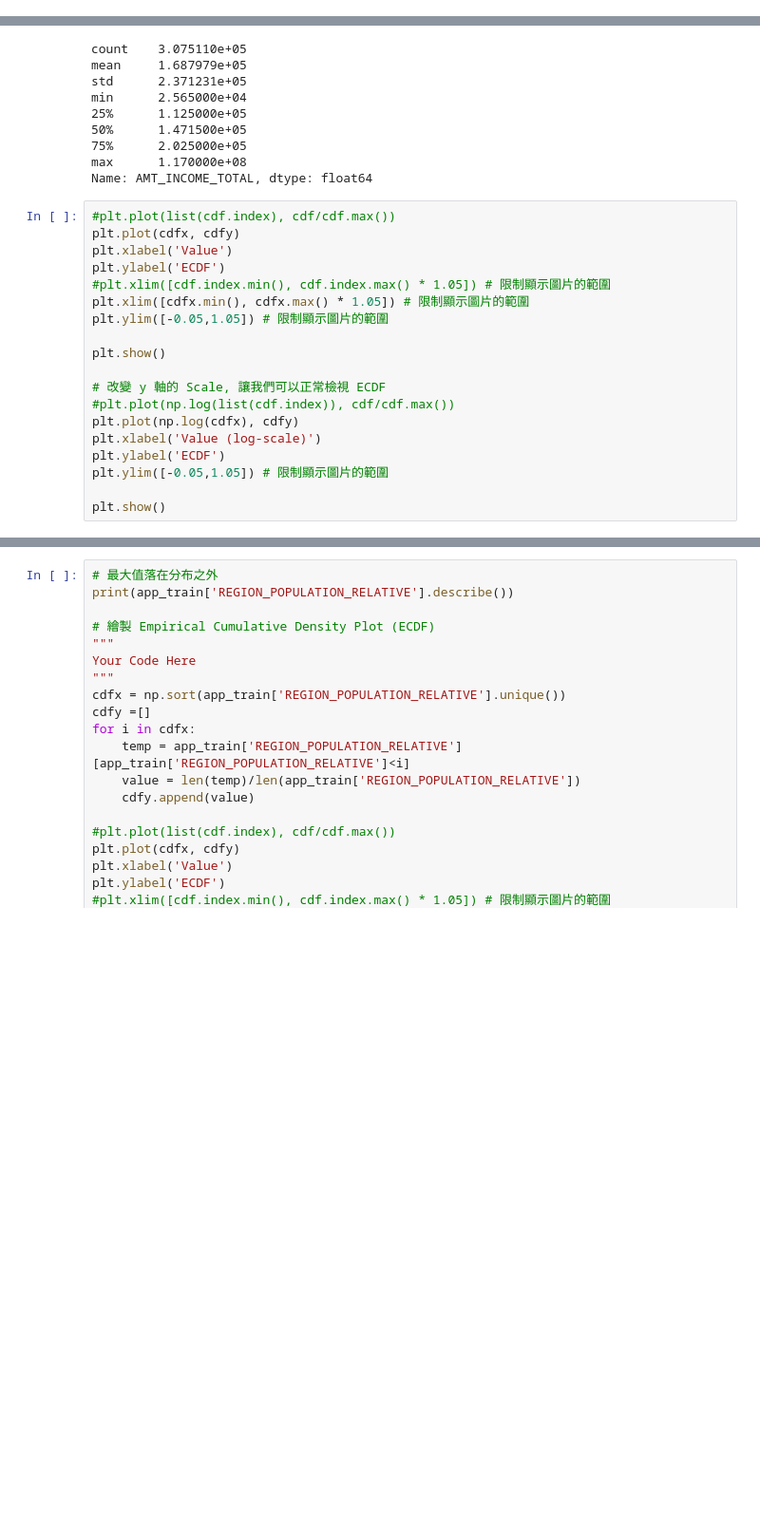
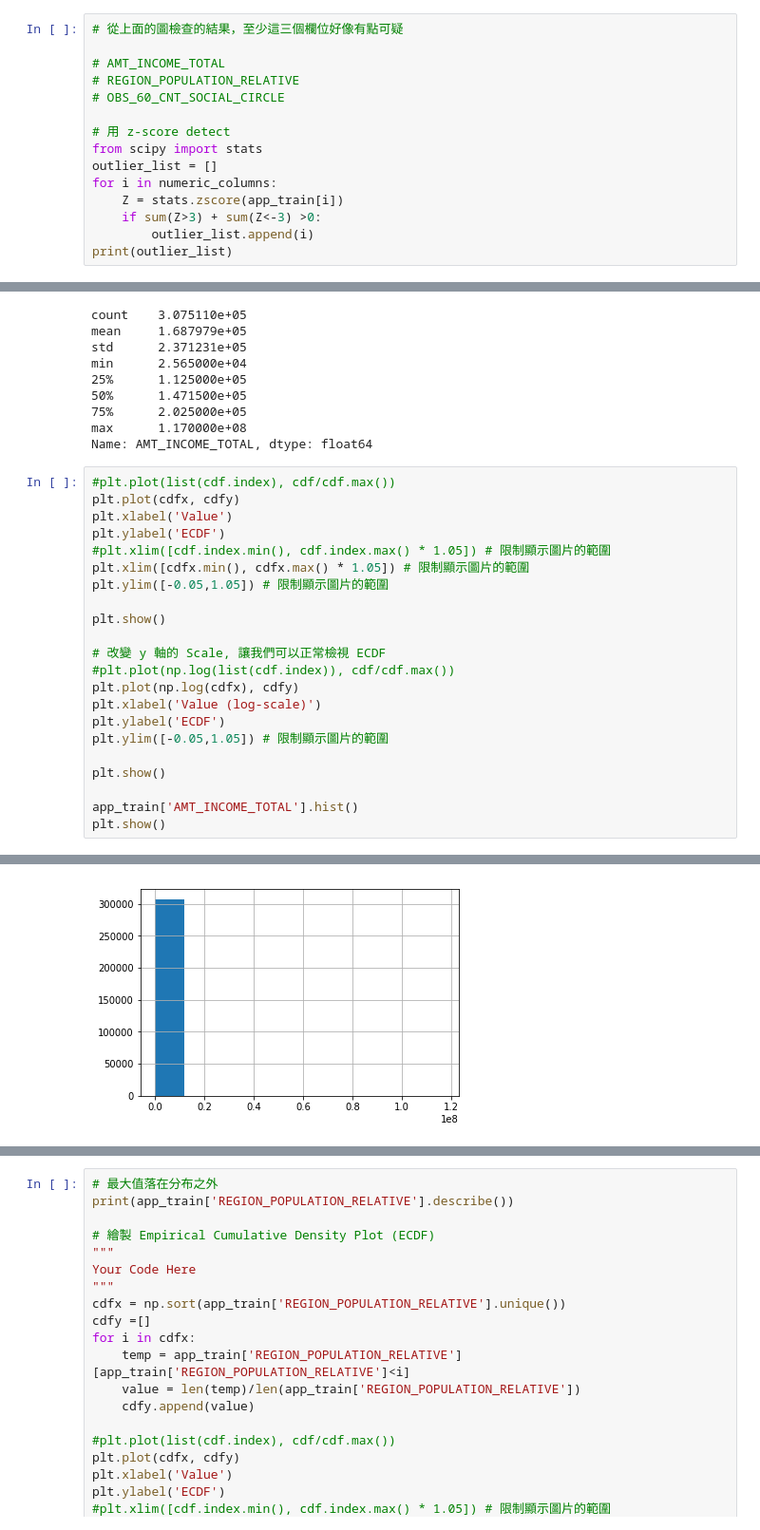
Before and after one commit to LongTingHsuan/2nd-ML100Days, a Jupyter notebook: homework/Day_006_HW.ipynb, the cells around one changed output, grey strips where cells are left out. Shown: that part at 95% size. Drawn from its saved outputs; the diff is of its cells as text; blank space fills up the shorter version.

```diff
--- a/homework/Day_006_HW.ipynb
+++ b/homework/Day_006_HW.ipynb
@@ -133,0 +128,15 @@ Name: AMT_GOODS_PRICE, dtype: float64
+# %%
+# 從上面的圖檢查的結果，至少這三個欄位好像有點可疑
+
+# AMT_INCOME_TOTAL
+# REGION_POPULATION_RELATIVE
+# OBS_60_CNT_SOCIAL_CIRCLE
+
+# 用 z-score detect
+from scipy import stats
+outlier_list = []
+for i in numeric_columns:
+    Z = stats.zscore(app_train[i])
+    if sum(Z>3) + sum(Z<-3) >0:
+        outlier_list.append(i)
+print(outlier_list)
@@ -160,25 +171,29 @@ Name: AMT_INCOME_TOTAL, dtype: float64
 # %%
 #plt.plot(list(cdf.index), cdf/cdf.max())
 plt.plot(cdfx, cdfy)
 plt.xlabel('Value')
 plt.ylabel('ECDF')
 #plt.xlim([cdf.index.min(), cdf.index.max() * 1.05]) # 限制顯示圖片的範圍
 plt.xlim([cdfx.min(), cdfx.max() * 1.05]) # 限制顯示圖片的範圍
 plt.ylim([-0.05,1.05]) # 限制顯示圖片的範圍
 
 plt.show()
 
 # 改變 y 軸的 Scale, 讓我們可以正常檢視 ECDF
 #plt.plot(np.log(list(cdf.index)), cdf/cdf.max())
 plt.plot(np.log(cdfx), cdfy)
 plt.xlabel('Value (log-scale)')
 plt.ylabel('ECDF')
 plt.ylim([-0.05,1.05]) # 限制顯示圖片的範圍
 
 plt.show()
+
+app_train['AMT_INCOME_TOTAL'].hist()
+plt.show()
 # %% [output]
 [figure]
 [figure]
+[figure, added]
 # %% [markdown]
 ## 補充：Normal dist 的 ECDF
 ![ecdf_normal](https://au.mathworks.com/help/examples/stats/win64/PlotEmpiricalCdfAndCompareWithSamplingDistributionExample_01.png)
```
Also changed, not shown: parts of 2 cells of this notebook.
